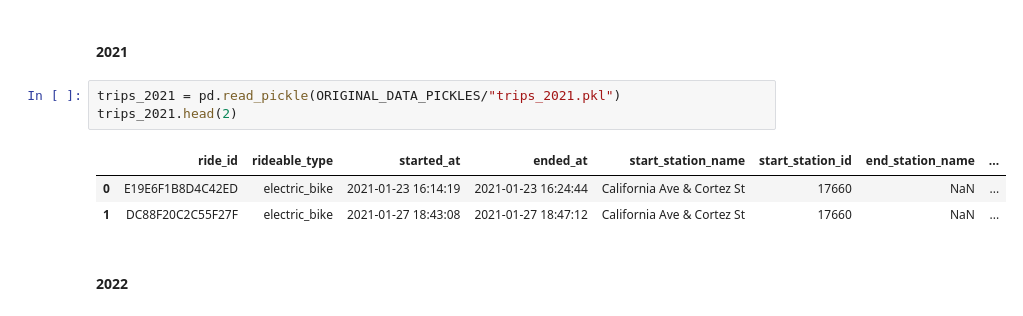
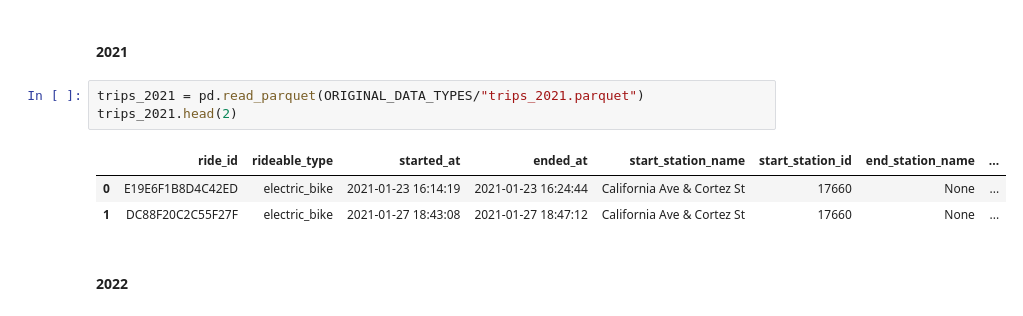
Before and after one commit to richizo/Hourly-Divvy-Trip-Predictor, a Jupyter notebook: notebooks/02_MEMORY_MANAGEMENT.ipynb, the cells around one changed output. Cells and saved outputs as stored; diff of their text form.

Commit message:
Auto stash before merge of "main" and "origin/main"

```diff
--- a/notebooks/02_MEMORY_MANAGEMENT.ipynb
+++ b/notebooks/02_MEMORY_MANAGEMENT.ipynb
@@ -223,12 +223,12 @@ trips_2020.head(2)
 # %% [markdown]
 #### 2021
 # %%
-trips_2021 = pd.read_pickle(ORIGINAL_DATA_PICKLES/"trips_2021.pkl")
+trips_2021 = pd.read_parquet(ORIGINAL_DATA_TYPES/"trips_2021.parquet")
 trips_2021.head(2)
 # %% [output]
 |  | ride_id | rideable_type | started_at | ended_at | start_station_name | start_station_id | end_station_name | ... |
-| 0 | E19E6F1B8D4C42ED | electric_bike | 2021-01-23 16:14:19 | 2021-01-23 16:24:44 | California Ave & Cortez St | 17660 | NaN | ... |
-| 1 | DC88F20C2C55F27F | electric_bike | 2021-01-27 18:43:08 | 2021-01-27 18:47:12 | California Ave & Cortez St | 17660 | NaN | ... |
+| 0 | E19E6F1B8D4C42ED | electric_bike | 2021-01-23 16:14:19 | 2021-01-23 16:24:44 | California Ave & Cortez St | 17660 | None | ... |
+| 1 | DC88F20C2C55F27F | electric_bike | 2021-01-27 18:43:08 | 2021-01-27 18:47:12 | California Ave & Cortez St | 17660 | None | ... |
 # %% [markdown]
 #### 2022
 # %%
```
Also changed, not shown: parts of 16 cells of this notebook, 8 other files.
